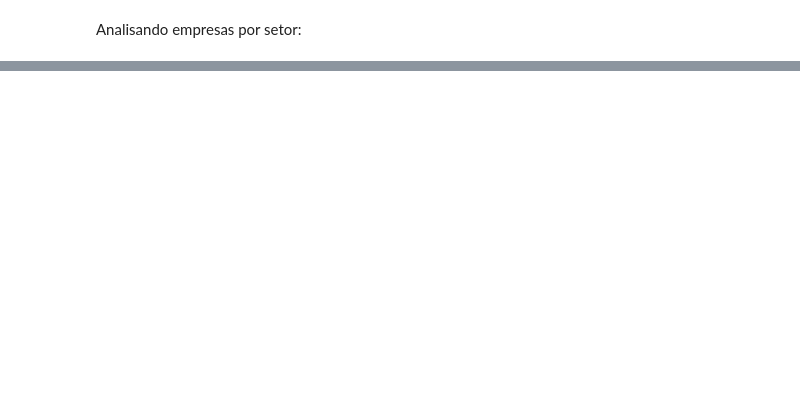
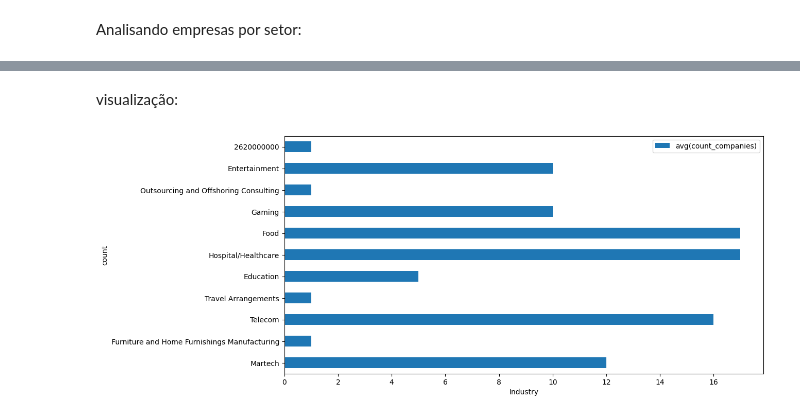
Before and after one commit to Beatrizdacruz/Spark_examples, a Jupyter notebook: examples/estudoSpark_py.ipynb, the cells around one changed output, grey strips where cells are left out. Saved outputs shown, nothing was run; the diff lists cells and outputs as text; code cells hidden in the pictures; blank space fills up the shorter version.

```diff
--- a/examples/estudoSpark_py.ipynb
+++ b/examples/estudoSpark_py.ipynb
@@ -215,0 +272,13 @@ data.groupBy("Industry").agg({"estimated_revenues": "avg"}).orderBy(col("avg(est
+# %% [markdown]
+visualização:
+# %%
+dados_selecionados = data.groupBy("Industry").agg({"*": "count"}).withColumnRenamed("count(1)", "count_companies").groupBy('Industry')\
+                     .mean()\
+                     .toPandas()
+
+
+dados_selecionados.iloc[ind ,:].plot(kind = 'barh', x='Industry', y = dados_selecionados.columns.tolist()[1:],
+                         figsize=(12, 6), ylabel = 'Industry', xlabel = 'count')
+plt.show()
+# %% [output]
+[figure, added]
```
Also changed, not shown: parts of 6 cells of this notebook.
